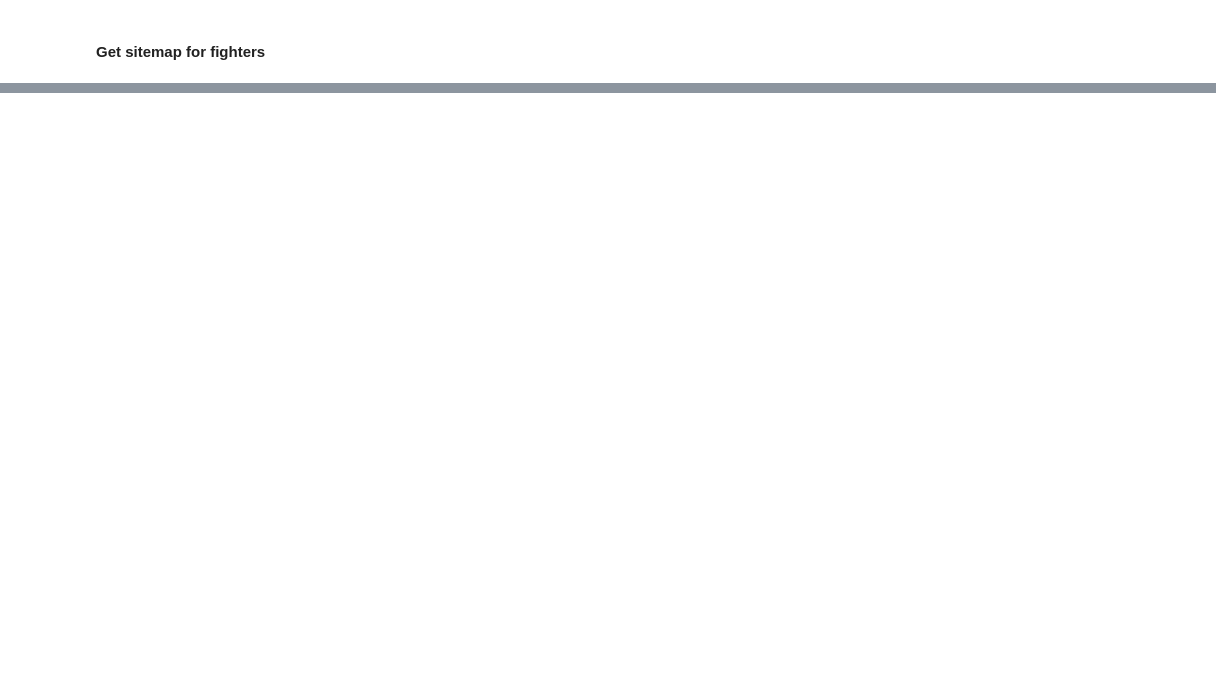
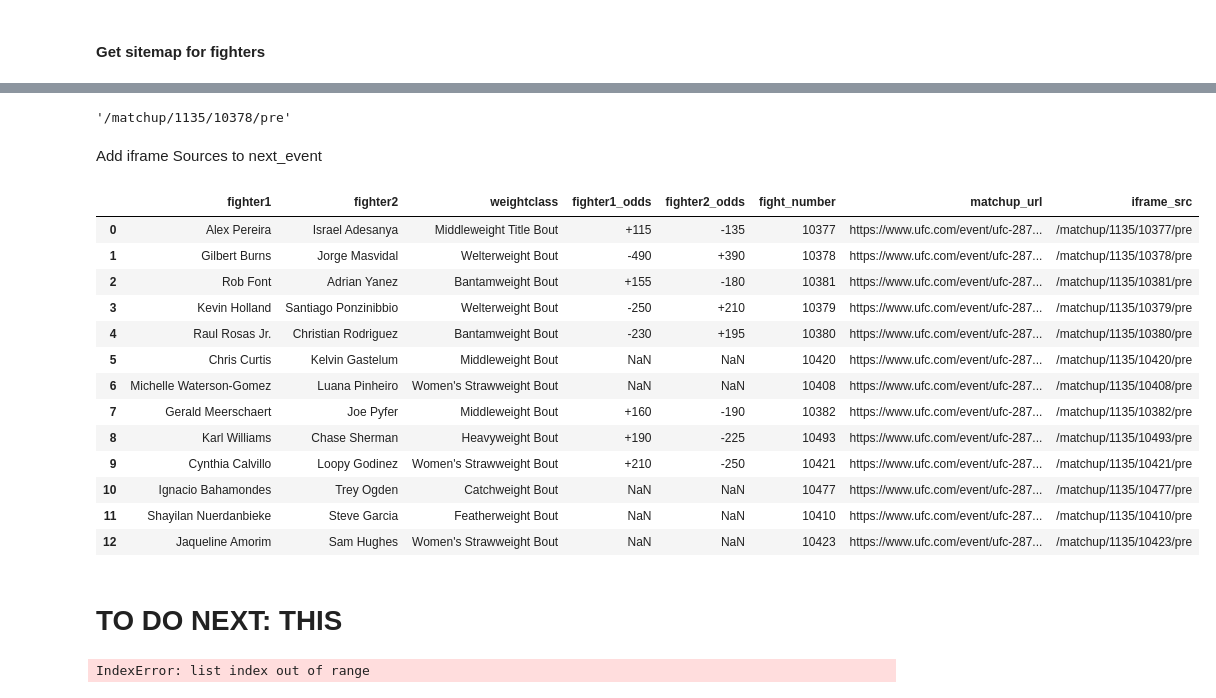
Before and after one commit to tmcroyce/UFC_Prediction_V2.1, a Jupyter notebook: V2_Newer_Notebooks/5. Scraping Sherdog.ipynb, the cells around one changed output, grey strips where cells are left out. Saved outputs shown, nothing was run; the diff lists cells and outputs as text; code cells hidden in the pictures; blank space fills up the shorter version.

```diff
--- a/V2_Newer_Notebooks/5. Scraping Sherdog.ipynb
+++ b/V2_Newer_Notebooks/5. Scraping Sherdog.ipynb
@@ -122,0 +243,13 @@ df.to_csv('data/final/aggregates/Sherdog_Fighter_URLs.csv', index = False)
+# %%
+page = requests.get(event_url)
+soup = BeautifulSoup(page.content, 'html.parser')
+h = soup.find_all('div', class_='c-listing-fight')
+
+data_fmid = []
+for i in h:
+    data_fmid.append(i['data-fmid'])
+
+next_event['fight_number'] = data_fmid[:len(next_event)]
+next_event['matchup_url'] = event_url +'#' + next_event['fight_number'].astype(str)
+
+next_event
@@ -122,0 +271,52 @@ df.to_csv('data/final/aggregates/Sherdog_Fighter_URLs.csv', index = False)
+# %%
+def find_all_iframe_sources(matchup_url):
+    driver = webdriver.Chrome()
+    driver.get(matchup_url)
+    time.sleep(3)
+    # get innerhtml
+    soup = BeautifulSoup(driver.page_source, 'html.parser')
+    pretty = soup.prettify()
+    # find all links within page
+    soup = BeautifulSoup(driver.page_source, 'html.parser')
+    # find all iframe src
+    iframe = soup.find_all('iframe')
+    # list all links
+    iframe_text = str(iframe)
+    # separate links
+    iframe_text = iframe_text.split('src="')
+    iframe_text = iframe_text[1:]
+    iframe_text = [i.split('"')[0] for i in iframe_text]
+    # only keep links that contain matchup
+    iframe_text = [i for i in iframe_text if 'matchup' in i]
+    # only keep top link
+    iframe_text = iframe_text[0]
+
+
+
+    return iframe_text
+# %%
+find_all_iframe_sources(next_event['matchup_url'][1])
+# %% [output]
+'/matchup/1135/10378/pre'
+# %% [markdown]
+Add iframe Sources to next_event
+# %%
+# add iframe sources to df  with itterrows and apply
+next_event['iframe_src'] = next_event.apply(lambda x: find_all_iframe_sources(x['matchup_url']), axis=1)
+# %%
+next_event
+# %% [output]
+|  | fighter1 | fighter2 | weightclass | fighter1_odds | fighter2_odds | fight_number | matchup_url | iframe_src |
+| 0 | Alex Pereira | Israel Adesanya | Middleweight Title Bout | +115 | -135 | 10377 | https://www.ufc.com/event/ufc-287... | /matchup/1135/10377/pre |
+| 1 | Gilbert Burns | Jorge Masvidal | Welterweight Bout | -490 | +390 | 10378 | https://www.ufc.com/event/ufc-287... | /matchup/1135/10378/pre |
+| 2 | Rob Font | Adrian Yanez | Bantamweight Bout | +155 | -180 | 10381 | https://www.ufc.com/event/ufc-287... | /matchup/1135/10381/pre |
+| 3 | Kevin Holland | Santiago Ponzinibbio | Welterweight Bout | -250 | +210 | 10379 | https://www.ufc.com/event/ufc-287... | /matchup/1135/10379/pre |
+| 4 | Raul Rosas Jr. | Christian Rodriguez | Bantamweight Bout | -230 | +195 | 10380 | https://www.ufc.com/event/ufc-287... | /matchup/1135/10380/pre |
+| 5 | Chris Curtis | Kelvin Gastelum | Middleweight Bout | NaN | NaN | 10420 | https://www.ufc.com/event/ufc-287... | /matchup/1135/10420/pre |
+| 6 | Michelle Waterson-Gomez | Luana Pinheiro | Women's Strawweight Bout | NaN | NaN | 10408 | https://www.ufc.com/event/ufc-287... | /matchup/1135/10408/pre |
+| 7 | Gerald Meerschaert | Joe Pyfer | Middleweight Bout | +160 | -190 | 10382 | https://www.ufc.com/event/ufc-287... | /matchup/1135/10382/pre |
+| 8 | Karl Williams | Chase Sherman | Heavyweight Bout | +190 | -225 | 10493 | https://www.ufc.com/event/ufc-287... | /matchup/1135/10493/pre |
+| 9 | Cynthia Calvillo | Loopy Godinez | Women's Strawweight Bout | +210 | -250 | 10421 | https://www.ufc.com/event/ufc-287... | /matchup/1135/10421/pre |
+| 10 | Ignacio Bahamondes | Trey Ogden | Catchweight Bout | NaN | NaN | 10477 | https://www.ufc.com/event/ufc-287... | /matchup/1135/10477/pre |
+| 11 | Shayilan Nuerdanbieke | Steve Garcia | Featherweight Bout | NaN | NaN | 10410 | https://www.ufc.com/event/ufc-287... | /matchup/1135/10410/pre |
+| 12 | Jaqueline Amorim | Sam Hughes | Women's Strawweight Bout | NaN | NaN | 10423 | https://www.ufc.com/event/ufc-287... | /matchup/1135/10423/pre |
@@ -122,0 +461,15 @@ df.to_csv('data/final/aggregates/Sherdog_Fighter_URLs.csv', index = False)
+# %% [markdown]
+# TO DO NEXT: THIS
+# %%
+# for each fight in next_event, get the fight stats and save to csv
+
+# iterate down rows of next_event, running get_iframe_src_data2 on each row's full_iframe_src
+for index, row in next_event.iterrows():
+    # assign matchup_name as fighter1 vs fighter2
+    matchup_name = row['fighter1'] + ' vs ' + row['fighter2']
+    # run get_iframe_src_data2 on full_iframe_src
+    df = get_iframe_src_data_2(row['full_iframe_src'])
+    # save df to csv
+    df.to_csv('data/final/next_fights/' + matchup_name + '.csv')
+# %% [output]
+IndexError: list index out of range
```
Also changed, not shown: parts of 26 cells of this notebook, 2 other files.
